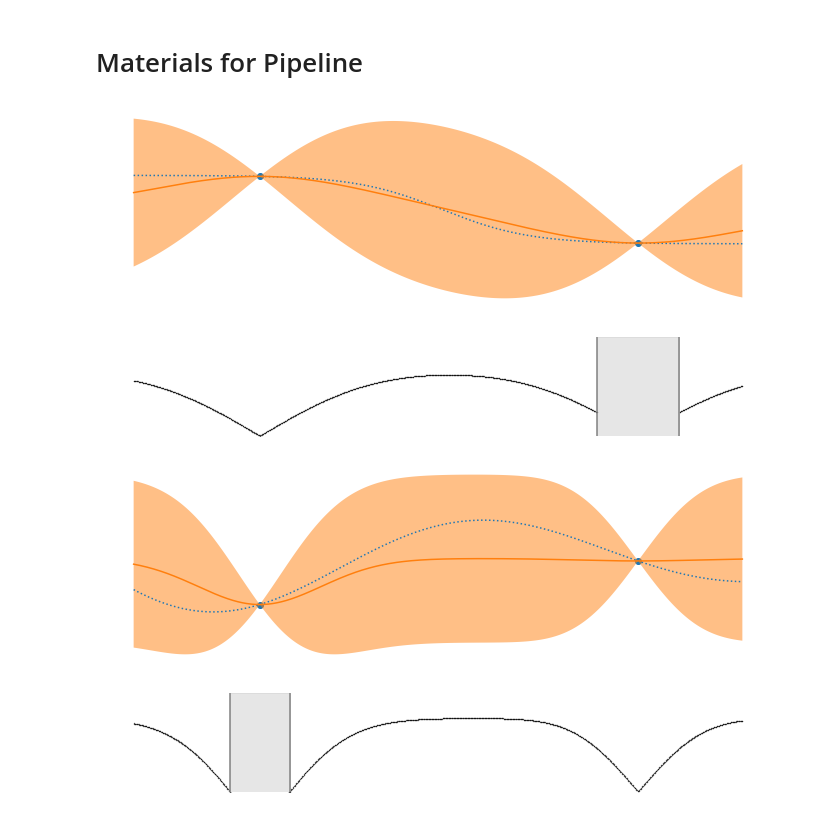
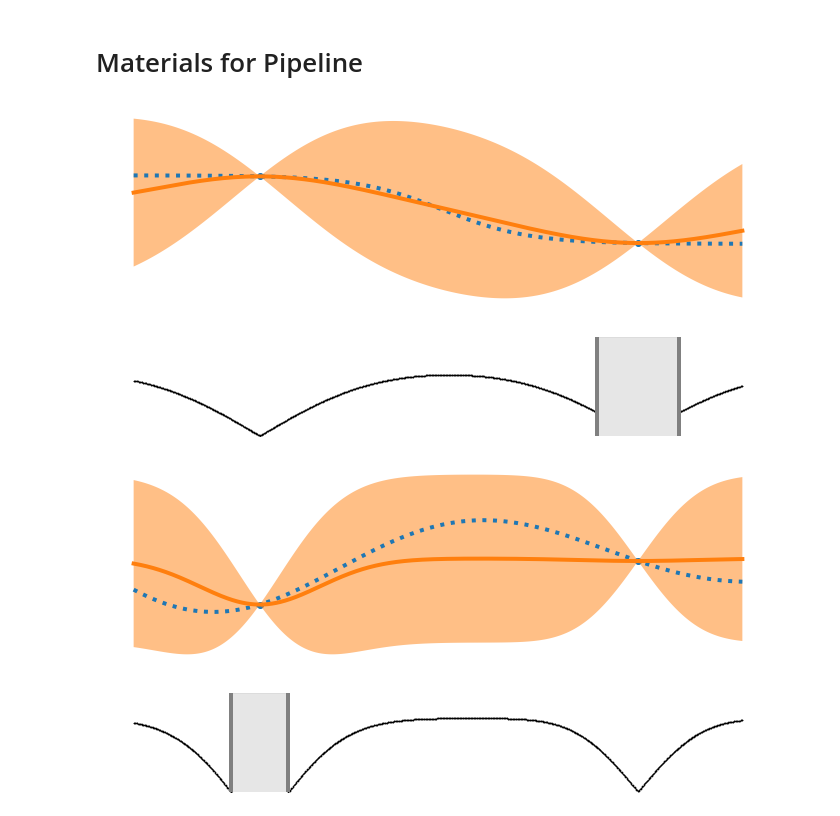
Before and after one commit to SchroDeCat/ConstrainedBO, a Jupyter notebook: visualize_cbo_pipeline.ipynb, the cells around one changed output. Drawn from its saved outputs; the diff is of its cells as text; code cells hidden in the pictures.

```diff
--- a/visualize_cbo_pipeline.ipynb
+++ b/visualize_cbo_pipeline.ipynb
@@ -398,13 +398,15 @@ ucb[ucb_idx], lcb[lcb_idx]
 # %% [markdown]
 # Materials for Pipeline
 # %%
+linewidth = 4
+_s = .4
 fig, axes = plt.subplots(2, 1, figsize=[12, 6], gridspec_kw={'height_ratios': [2, 1]})
 
 # original GP
 plt.subplot(2,1,1)
-plt.plot(X, yc, label=r"$C(x)$", linestyle="dotted")
+plt.plot(X, yc, label=r"$C(x)$", linestyle="dotted", linewidth=linewidth)
 plt.scatter(X_train, c_train, label="Observations")
-plt.plot(X, mean_prediction_c, label="Mean prediction")
+plt.plot(X, mean_prediction_c, label="Mean prediction", linewidth=linewidth)
 # plt.axhline(y = 0, color = 'blue', linestyle = '-', label='Threshold for constraint')
 plt.fill_between(
     X.ravel(),
@@ -432,7 +434,7 @@ plt.axis('off')
 
 # acquisition function
 plt.subplot(2,1,2,)
-plt.scatter(X[acq_c_filter_ucb], acq_c[acq_c_filter_ucb], label="Acquisition Function", s=.1, c="black")
+plt.scatter(X[acq_c_filter_ucb], acq_c[acq_c_filter_ucb], label="Acquisition Function", s=_s, c="black")
 acq_c_argmax = acq_c.argmax()
 plt.axis('off')
 # plt.scatter()
@@ -440,8 +442,8 @@ plt.axis('off')
 plt.ylim(0, 1.5)
 plt.xlabel("$x$")
 plt.ylabel("Acquisition")
-plt.axvline(x = X[ucb_c_idx[0]], color = 'gray',)
-plt.axvline(x = X[ucb_c_idx[1]], color = 'gray', label=r'$U_c$ Boundary')
+plt.axvline(x = X[ucb_c_idx[0]], color = 'gray', linewidth=linewidth)
+plt.axvline(x = X[ucb_c_idx[1]], color = 'gray', label=r'$U_c$ Boundary',  linewidth=linewidth)
 plt.axvspan(X[ucb_c_idx[1]], X[ucb_c_idx[0]], alpha=0.2, color='gray')
 
 # plt.axvline(x = X[lcb_c_idx[0]], color = 'black')
@@ -449,13 +451,13 @@ plt.axvspan(X[ucb_c_idx[1]], X[ucb_c_idx[0]], alpha=0.2, color='gray')
 # plt.legend()
 plt.savefig('EG1D_C_simple.png')
 # %% [output]
-[figure, old version]
+[figure, new version]
 # %%
 fig, axes = plt.subplots(2, 1, figsize=[12, 6], gridspec_kw={'height_ratios': [2, 1]})
 plt.subplot(2,1,1)
-plt.plot(X, y, label=r"$f(x)$", linestyle="dotted")
+plt.plot(X, y, label=r"$f(x)$", linestyle="dotted", linewidth=linewidth)
 plt.scatter(X_train, y_train.squeeze(), label="Observations")
-plt.plot(X, mean_prediction, label="Mean prediction")
+plt.plot(X, mean_prediction, label="Mean prediction", linewidth=linewidth)
 plt.fill_between(
     X.ravel(),
     lcb,
@@ -463,37 +465,37 @@ plt.fill_between(
     alpha=0.5,
     label=r"99% confidence interval",
 )
 # label = r'$S_c$ Boundary'
 # plt.axvline(x = sci_lb, color = 'green', label=r'$S_c$ Boundary (Left)')
 # plt.axvline(x = sci_rb, color = 'green',  label=r'$S_c$ Boundary (Right)')
 # plt.axhline(y = lcb_max, color = 'blue', linestyle = '-', label=r'$\max_{S_c}{LCB}$ as threshold')
 
 # #label = r'ROI_F Boundary"
 # plt.axvline(x = X[ucb_f_idx[0]], color = 'purple')
 # plt.axvline(x = X[ucb_f_idx[1]], color = 'purple', label=r"$ROI_f$ Boundary")
 
 # plt.legend()
 plt.xlabel("$x$")
 plt.ylabel("$f(x)$")
 # _ = plt.title("Gaussian process regression on noise-free dataset")
 plt.axis('off')
 
 
 plt.subplot(2,1,2)
-plt.scatter(X, acq_f, label="Acquisition function", s=.1, c='black')
-plt.axvline(x = X[ucb_f_idx[0]], color = 'gray')
-plt.axvline(x = X[ucb_f_idx[1]], color = 'gray', label=r"$ROI_f$ Boundary")
+plt.scatter(X, acq_f, label="Acquisition function", s=_s, c='black')
+plt.axvline(x = X[ucb_f_idx[0]], color = 'gray', linewidth=linewidth)
+plt.axvline(x = X[ucb_f_idx[1]], color = 'gray', label=r"$ROI_f$ Boundary", linewidth=linewidth)
 plt.axvspan(X[ucb_f_idx[1]], X[ucb_f_idx[0]], alpha=0.2, color='gray')
 # plt.axvline(x = sci_lb, color = 'black', label=r'$S_c$ Boundary (Left)')
 # plt.axvline(x = sci_rb, color = 'black',  label=r'$S_c$ Boundary (Right)')
 plt.ylim(0, 1.5)
 plt.xlabel("$x$")
 plt.ylabel("Acquisition")
 plt.axis('off')
 # plt.legend()
 plt.savefig('EG1D_F_simple.png')
 # %% [output]
-[figure, old version]
+[figure, new version]
 # %%
 fig, axes = plt.subplots(1, 1, figsize=[12, 2])
 
```
Also changed, not shown: parts of 3 cells of this notebook.
